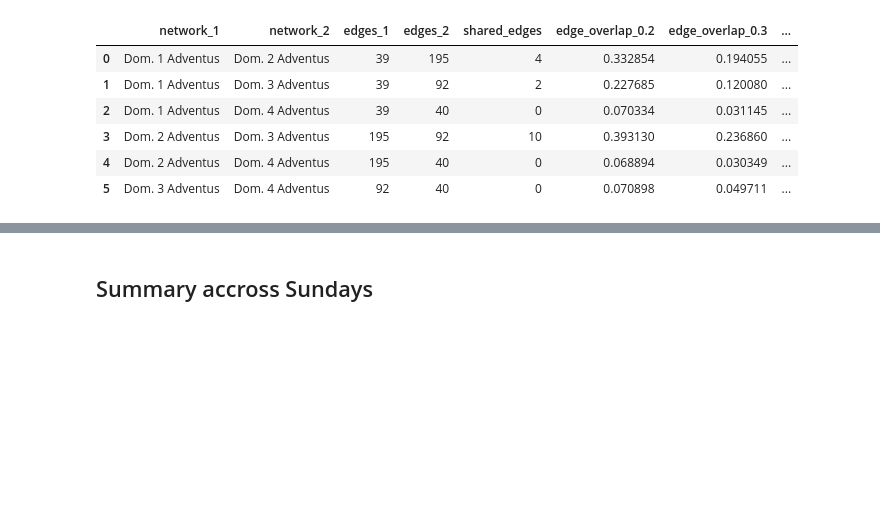
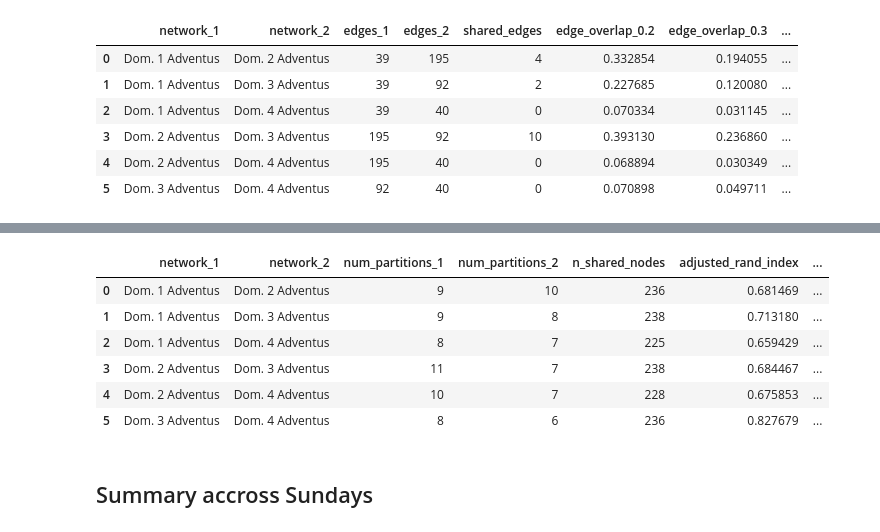
Before and after one commit to DvorakovaA/ChantNets, a Jupyter notebook: experiments/advent_sundays.ipynb, the cells around one changed output, grey strips where cells are left out. Cells and saved outputs as stored; diff of their text form; code cells hidden in the pictures; blank space fills up the shorter version.

Commit message:
feat: add comparison by SBM partitions

```diff
--- a/experiments/advent_sundays.ipynb
+++ b/experiments/advent_sundays.ipynb
@@ -397,7 +393,12 @@ print(advent_sundays_vespers2_nets['Dom. 1 Adventus'].nodes())
 # %%
 import sbmodel
+importlib.reload(sbmodel)
+importlib.reload(utils)
 
-def perform_nested_sbm_analysis(network):
+def perform_weighted_sbm_analysis(network):
     model = sbmodel.SBModel()
     model.load_graph_nx(network)
+    model.fit_sbm_weighted('weight')
+    best_state = model.best_states['Weighted_DC_SBM']
+    partitions = utils.get_partitions_from_state(best_state, sigla_dict=sigla_dict)
     return partitions
@@ -403,0 +415,2 @@ def perform_nested_sbm_analysis(network):
+# %%
+advent_sunday_sbm_results = prepare_sbm_by_pairs(advent_sundays_nets)
@@ -404,3 +435,47 @@ def perform_nested_sbm_analysis(network):
+# %%
+from sklearn.metrics import adjusted_rand_score, normalized_mutual_info_score
+
+
+def transform_partition_to_labels(partition):
+    node_to_block = {}
+    for block, nodes in partition.items():
+        for node in nodes:
+            node_to_block[node] = block
+    return node_to_block
+
+
+def compare_weighted_sbm_partitions(sbm_on_nets):
+    rows = []
+    for (feast1, feast2), (partition1, partition2) in sbm_on_nets.items():
+        row = {'network_1': feast1, 'network_2': feast2}
+        row['num_partitions_1'] = len(partition1)
+        row['num_partitions_2'] = len(partition2)
+
+        partition1 = transform_partition_to_labels(partition1)
+        partition2 = transform_partition_to_labels(partition2)
+
+        shared_nodes = sorted(set(partition1) & set(partition2))
+        labels1 = [partition1[node] for node in shared_nodes]
+        labels2 = [partition2[node] for node in shared_nodes]
+
+        row['n_shared_nodes'] = len(shared_nodes)
+        row['adjusted_rand_index'] = adjusted_rand_score(labels1, labels2)
+        row['normalized_mutual_info'] = normalized_mutual_info_score(labels1, labels2)
+
+        rows.append(row)
+    comparison_df = pd.DataFrame(rows)
+    return comparison_df
+# %%
+sbm_comparison_df = compare_weighted_sbm_partitions(advent_sunday_sbm_results)
+sbm_comparison_df
+# %% [output]
+|  | network_1 | network_2 | num_partitions_1 | num_partitions_2 | n_shared_nodes | adjusted_rand_index | ... |
+| 0 | Dom. 1 Adventus | Dom. 2 Adventus | 9 | 10 | 236 | 0.681469 | ... |
+| 1 | Dom. 1 Adventus | Dom. 3 Adventus | 9 | 8 | 238 | 0.713180 | ... |
+| 2 | Dom. 1 Adventus | Dom. 4 Adventus | 8 | 7 | 225 | 0.659429 | ... |
+| 3 | Dom. 2 Adventus | Dom. 3 Adventus | 11 | 7 | 238 | 0.684467 | ... |
+| 4 | Dom. 2 Adventus | Dom. 4 Adventus | 10 | 7 | 228 | 0.675853 | ... |
+| 5 | Dom. 3 Adventus | Dom. 4 Adventus | 8 | 6 | 236 | 0.827679 | ... |
 # %% [markdown]
 ## Summary accross Sundays
 # %% [markdown]
```
Also changed, not shown: parts of 7 cells of this notebook, 2 other files.
